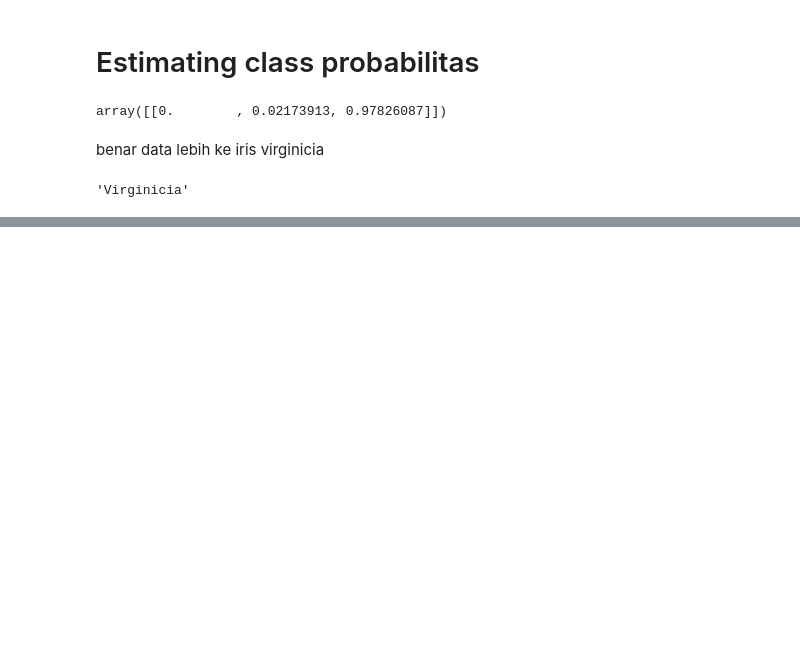
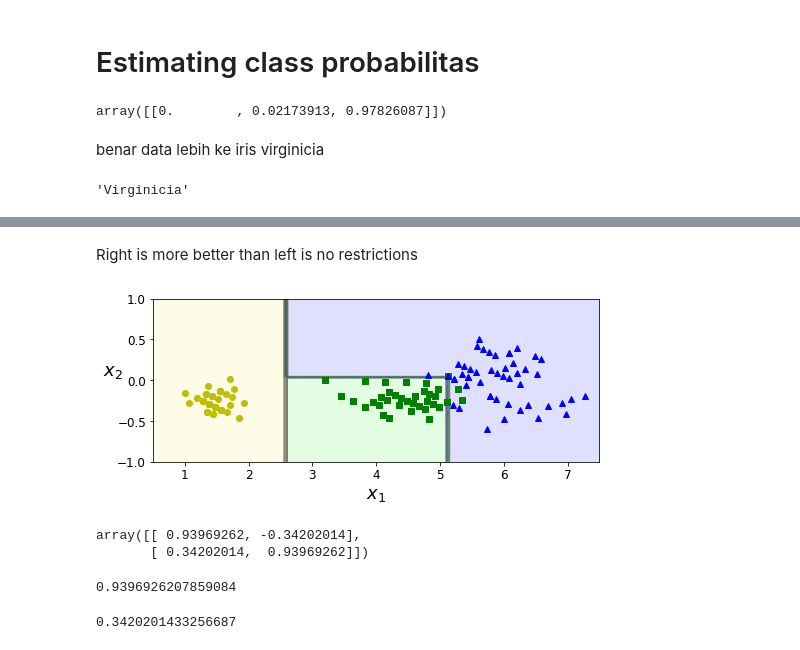
Before and after one commit to TeguhPermana666/Decision_Tree, a Jupyter notebook: Model_Arsitektur.ipynb, the cells around one changed output, grey strips where cells are left out. Cells and saved outputs as stored; diff of their text form; code cells hidden in the pictures; blank space fills up the shorter version.

```diff
--- a/Model_Arsitektur.ipynb
+++ b/Model_Arsitektur.ipynb
@@ -182,0 +235,34 @@ label[np.argmax(tree_clf_1.predict_proba([[3,2]]))]
+# %% [markdown]
+Right is more better than left is no restrictions
+# %%
+# Rotation data set also leads to completely different decision boundaries
+
+# create the degree (derajat)
+from matplotlib.pyplot import plot
+
+
+angle = np.pi / 180 * 20
+rotation_matriks = np.array([[np.cos(angle), -np.sin(angle)], [np.sin(angle), np.cos(angle)]])
+Xr = X.dot(rotation_matriks)
+
+tree_clf_rotation = DecisionTreeClassifier(random_state=42)
+tree_clf_rotation.fit(Xr,y)
+
+plt.figure(figsize=(8,3))
+plot_decision_boundary(tree_clf_rotation,Xr,y,axes=[0.5,7.5,-1.0,1],iris=False)
+plt.show()
+# %% [output]
+[figure, added]
+# %%
+rotation_matriks
+# %% [output]
+array([[ 0.93969262, -0.34202014],
+       [ 0.34202014,  0.93969262]])
+# %%
+np.cos(angle)
+# %% [output]
+0.9396926207859084
+# %%
+np.sin(angle)
+# %% [output]
+0.3420201433256687
```
Also changed, not shown: parts of 7 cells of this notebook, 3 other files.
